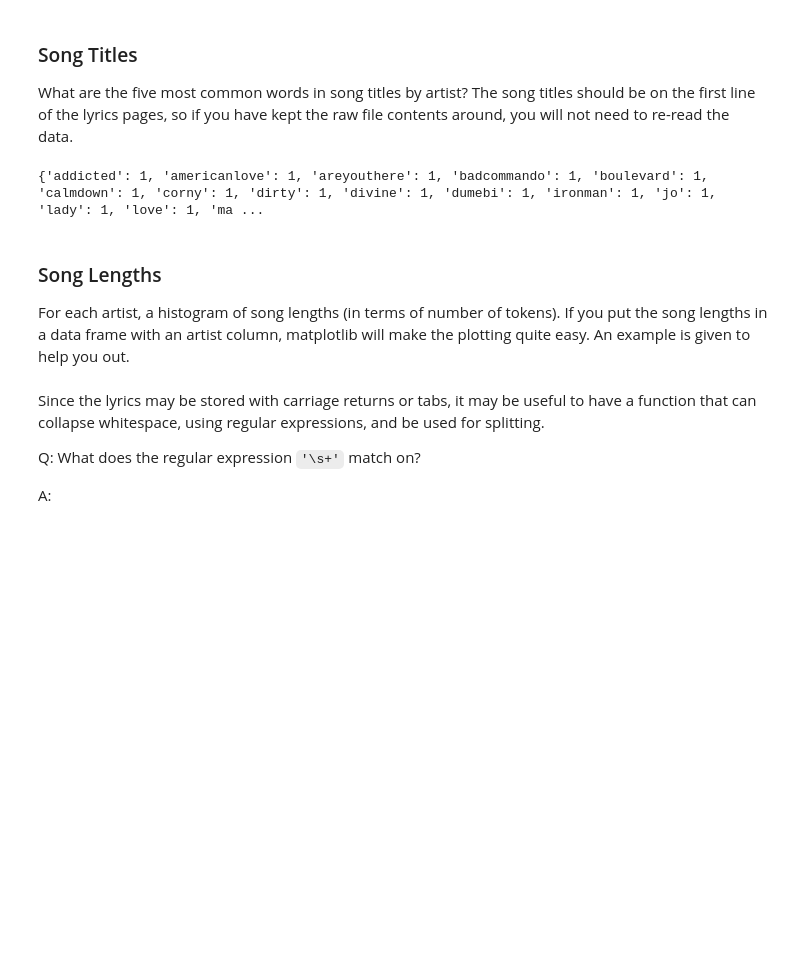
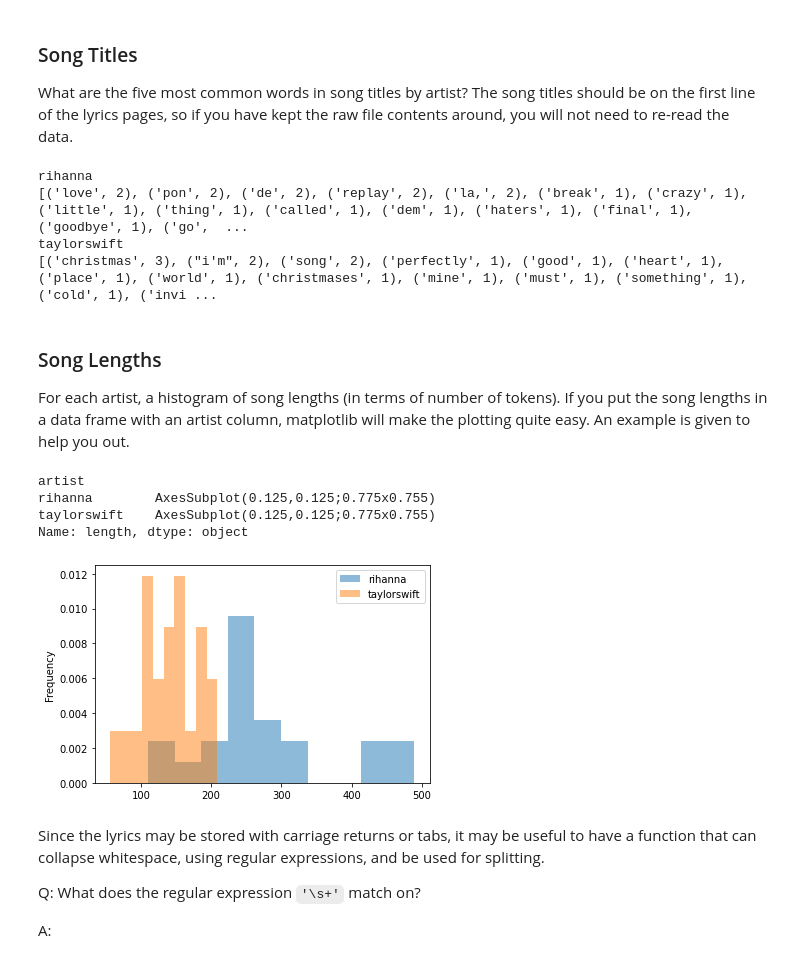
Before and after one commit to Adila-spec/RihannaKaty, a Jupyter notebook: Lyrics and Description EDA.ipynb, the cells around one changed output. Drawn from its saved outputs; the diff is of its cells as text; code cells hidden in the pictures; blank space fills up the shorter version.

Commit message:
Update Lyrics

```diff
--- a/Lyrics and Description EDA.ipynb
+++ b/Lyrics and Description EDA.ipynb
@@ -241,29 +242,54 @@ What are the five most common words in song titles by artist? The song titles sh
 # %%
 # Your code here
 #titles = {k[1]:0 for k songDFS.keys()}
-titles= {}
-for k in songDFS.keys():
-    for word in k[1].split(' '):
-        if word in titles:
-            titles[word]+=1
-        else:
-            titles[word]=1
-print(titles)
+titles={}
+for artist in os.listdir("lyrics"):
+    artist_path=os.path.join('lyrics',artist)
+    for lyric_file in os.listdir(artist_path):
+        artist_path=os.path.join('lyrics',artist,lyric_file)
+        f=open(artist_path,'r')
+        title_line=f.readline()
+        title_line=title_line.lower().strip()
+        s= [w for w in title_line.split(' ') if w not in sw]
+        for word in s:
+            if word in titles:
+                titles[word]+=1
+            else:
+                titles[word]=1
+    print(artist)
+    print(sorted(titles.items(),key=lambda x: x[1],reverse=True))
+    titles={}
 # %% [output]
-{'addicted': 1, 'americanlove': 1, 'areyouthere': 1, 'badcommando': 1, 'boulevard': 1, 'calmdown': 1, 'corny': 1, 'dirty': 1, 'divine': 1, 'dumebi': 1, 'ironman': 1, 'jo': 1, 'lady': 1, 'love': 1, 'ma ...
+rihanna
+[('love', 2), ('pon', 2), ('de', 2), ('replay', 2), ('la,', 2), ('break', 1), ('crazy', 1), ('little', 1), ('thing', 1), ('called', 1), ('dem', 1), ('haters', 1), ('final', 1), ('goodbye', 1), ('go',  ...
+taylorswift
+[('christmas', 3), ("i'm", 2), ('song', 2), ('perfectly', 1), ('good', 1), ('heart', 1), ('place', 1), ('world', 1), ('christmases', 1), ('mine', 1), ('must', 1), ('something', 1), ('cold', 1), ('invi ...
 # %% [markdown]
 ### Song Lengths
 
 For each artist, a histogram of song lengths (in terms of number of tokens). If you put the song lengths in a data frame with an artist column, matplotlib will make the plotting quite easy. An example is given to help you out.
 # %%
-num_replicates = 1000
+#! pip install matplotlib
+import matplotlib as py
+num_songs = 22
+artist_list=[]
+token_length_list=[]
+for k,v in songDFS_2.items():
+    artist_list.append(k[0])
+    token_length_list.append(len(v))
 
 df = pd.DataFrame({
-    "artist" : ['Artist 1'] * num_replicates + ['Artist 2']*num_replicates,
-    "length" : np.concatenate((np.random.poisson(125,num_replicates),np.random.poisson(150,num_replicates)))
+    "artist":artist_list, #['Artist 1'] * num_replicates + ['Artist 2']*num_replicates,
+    "length": token_length_list #np.concatenate((np.random.poisson(125,num_replicates),np.random.poisson(150,num_replicates)))
 })
 
 df.groupby('artist')['length'].plot(kind="hist",density=True,alpha=0.5,legend=True)
+# %% [output]
+artist
+rihanna        AxesSubplot(0.125,0.125;0.775x0.755)
+taylorswift    AxesSubplot(0.125,0.125;0.775x0.755)
+Name: length, dtype: object
+[figure, added]
 # %% [markdown]
 Since the lyrics may be stored with carriage returns or tabs, it may be useful to have a function that can collapse whitespace, using regular expressions, and be used for splitting.
 
```
Also changed, not shown: parts of 6 cells of this notebook.
